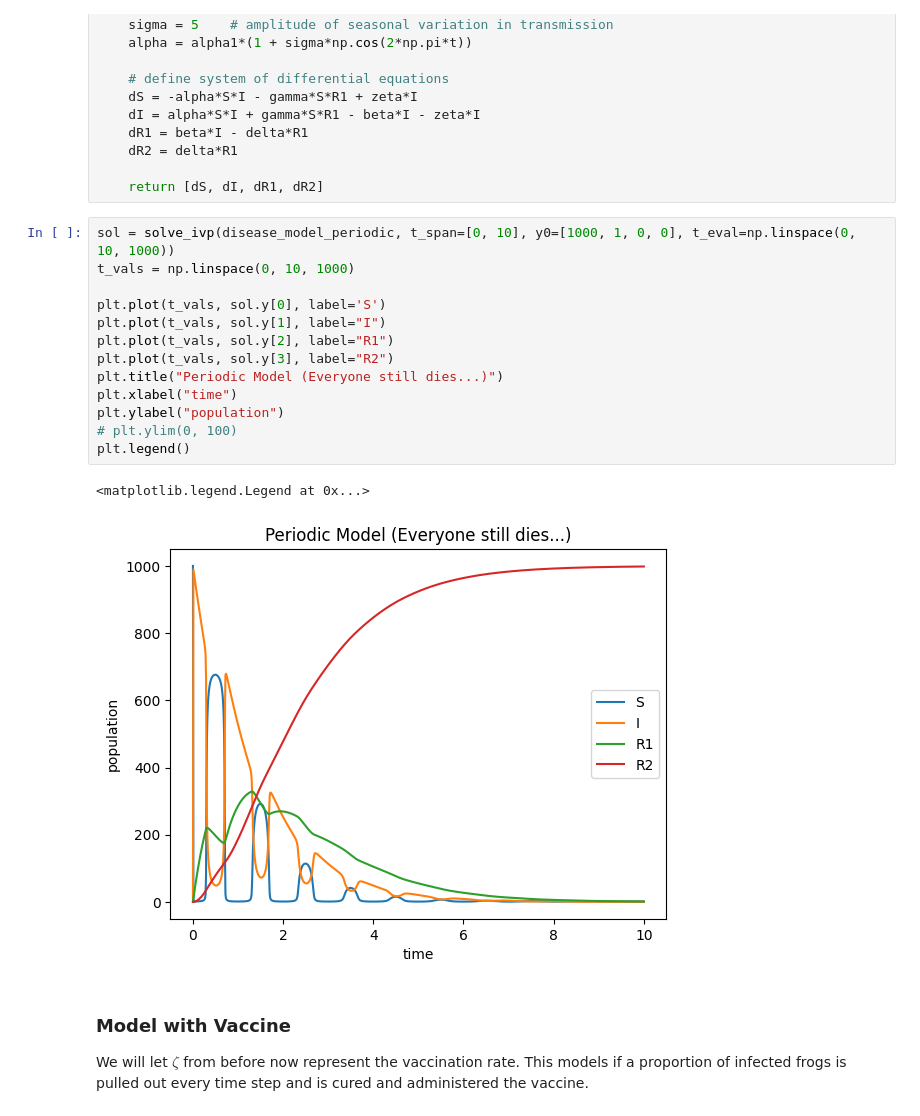
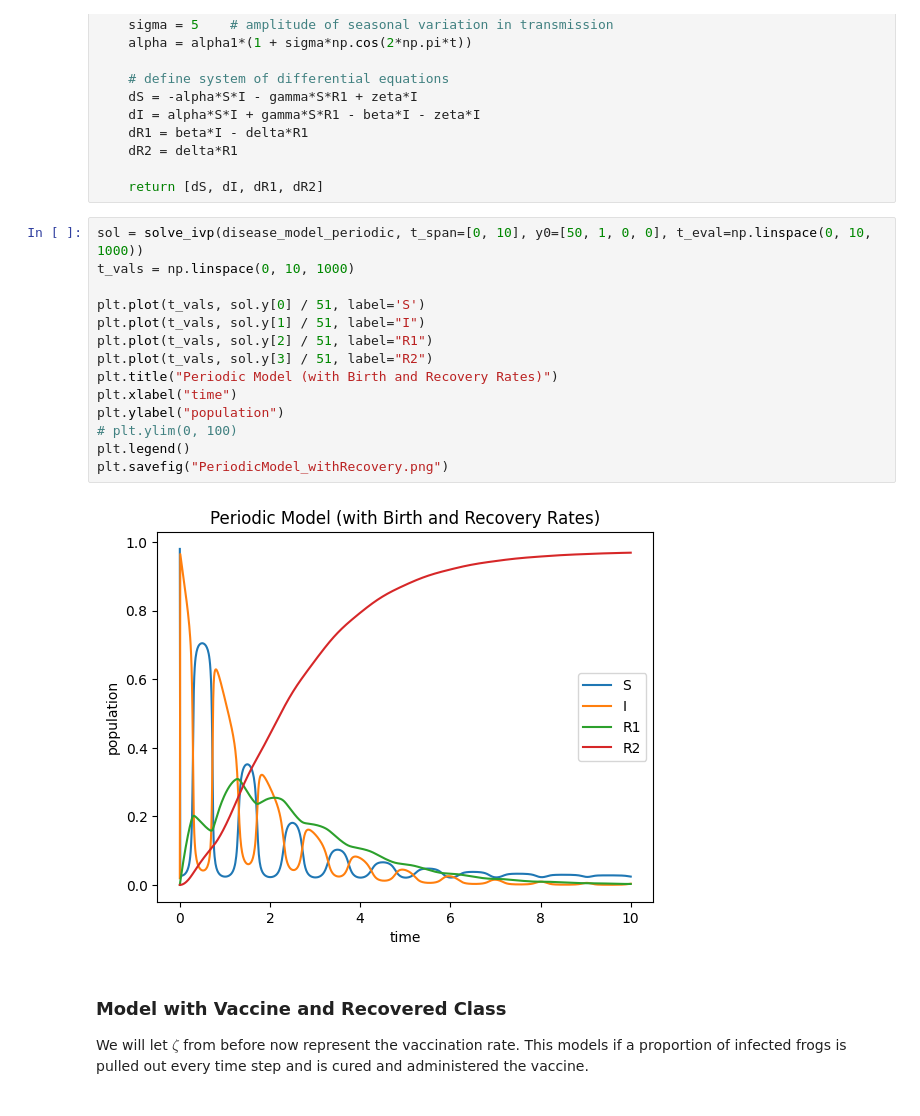
Before and after one commit to ACME-Vol4-Project1/save-axolotls, a Jupyter notebook: model.ipynb, the cells around one changed output. Drawn from its saved outputs; the diff is of its cells as text.

Commit message:
got figures

```diff
--- a/model.ipynb
+++ b/model.ipynb
@@ -75,23 +75,23 @@ def disease_model_periodic(t, y, params=[.1e2, .01e2, .1e2, .01e2, .8e2, .5e2]):
 
     return [dS, dI, dR1, dR2]
 # %%
-sol = solve_ivp(disease_model_periodic, t_span=[0, 10], y0=[1000, 1, 0, 0], t_eval=np.linspace(0, 10, 1000))
+sol = solve_ivp(disease_model_periodic, t_span=[0, 10], y0=[50, 1, 0, 0], t_eval=np.linspace(0, 10, 1000))
 t_vals = np.linspace(0, 10, 1000)
 
-plt.plot(t_vals, sol.y[0], label='S')
-plt.plot(t_vals, sol.y[1], label="I")
-plt.plot(t_vals, sol.y[2], label="R1")
-plt.plot(t_vals, sol.y[3], label="R2")
-plt.title("Periodic Model (Everyone still dies...)")
+plt.plot(t_vals, sol.y[0] / 51, label='S')
+plt.plot(t_vals, sol.y[1] / 51, label="I")
+plt.plot(t_vals, sol.y[2] / 51, label="R1")
+plt.plot(t_vals, sol.y[3] / 51, label="R2")
+plt.title("Periodic Model (with Birth and Recovery Rates)")
 plt.xlabel("time")
 plt.ylabel("population")
 # plt.ylim(0, 100)
 plt.legend()
+plt.savefig("PeriodicModel_withRecovery.png")
 # %% [output]
-<matplotlib.legend.Legend at 0x...>
-[figure, old version]
+[figure, new version]
 # %% [markdown]
-### Model with Vaccine
+### Model with Vaccine and Recovered Class
 
 We will let $\zeta$ from before now represent the vaccination rate. This models if a proportion of infected frogs is pulled out every time step and is cured and administered the vaccine.
 # %%
```
Also changed, not shown: parts of 4 cells of this notebook, 4 other files.
